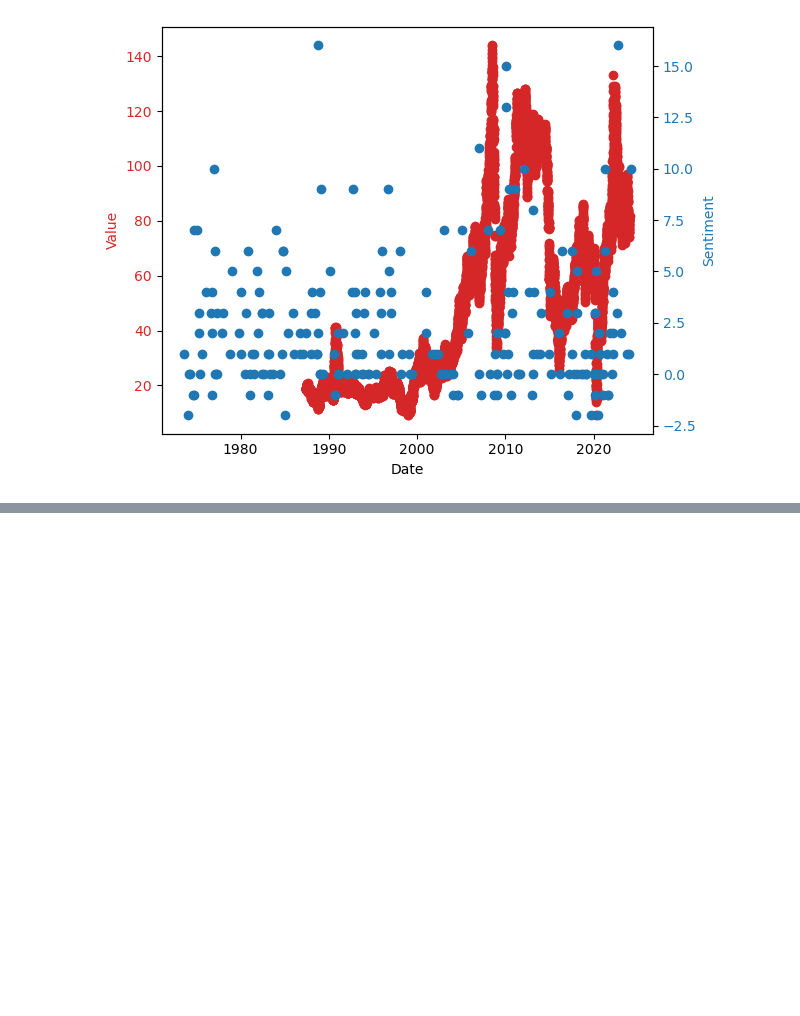
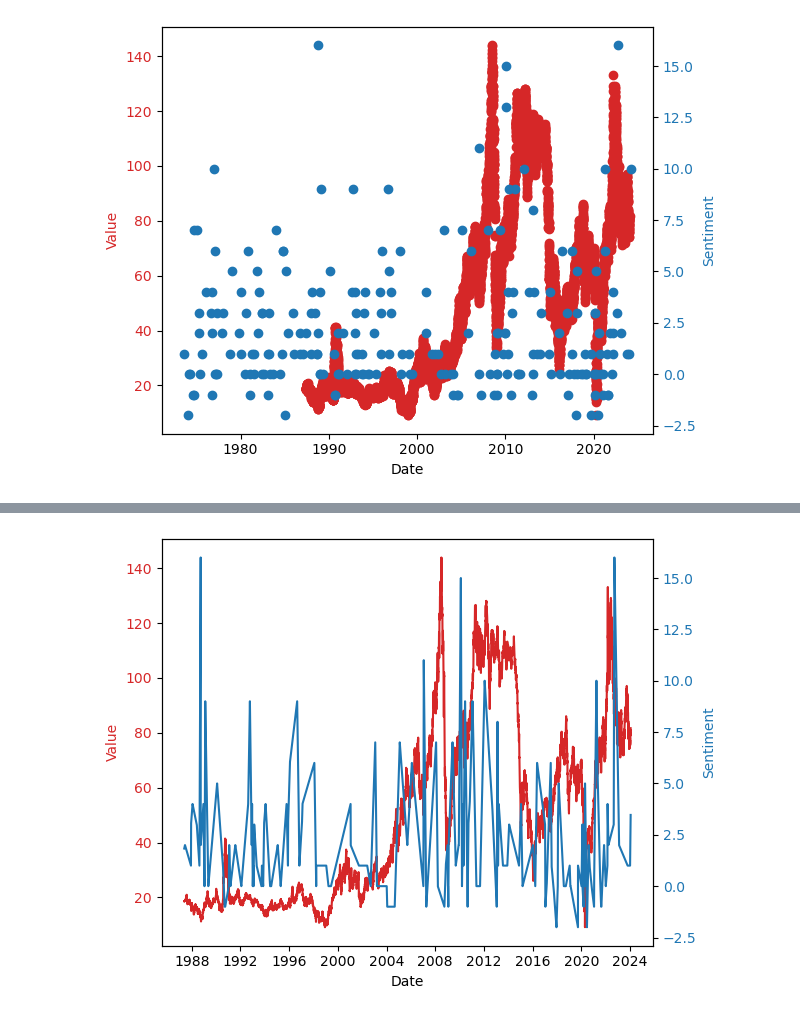
Before and after one commit to chtang-hmc/Spring-Invitation-Datathon-2024, a Jupyter notebook: Analysis/Sentiment Analysis/sentiment_oil.ipynb, the cells around one changed output, grey strips where cells are left out. Drawn from its saved outputs; the diff is of its cells as text; code cells hidden in the pictures; blank space fills up the shorter version.

```diff
--- a/Analysis/Sentiment Analysis/sentiment_oil.ipynb
+++ b/Analysis/Sentiment Analysis/sentiment_oil.ipynb
@@ -63,8 +66,14 @@ plt.show()
 [figure]
 # %%
 # find correlation between oil prices and climate sentiment
-oil_price = oil_price.resample('D').mean()
-climate_sum = climate_sum.resample('D').mean()
-oil_price = oil_price.loc[climate_sum.index]
-correlation = oil_price.corrwith(climate_sum)
-correlation
+oil_price_resample = oil_price.resample('D').mean()
+climate_sum_resample = climate_sum.resample('D').mean()
+
+# interpolate missing values
+oil_price_resample = oil_price_resample.interpolate()
+climate_sum_resample = climate_sum_resample.interpolate()
+
+# cut climate sentiment to match oil prices
+climate_sum_resample = climate_sum_resample[climate_sum_resample.index.isin(oil_price_resample.index)]
+
+correlation = oil_price_resample['Value'].corr(climate_sum_resample['sentiment'])
@@ -72,0 +80,19 @@ KeyError: "[Timestamp('1973-08-15 00:00:00'), Timestamp('1973-08-16 00:00:00'),
+# %%
+# plot oil prices with climate sentiment
+fig, ax1 = plt.subplots()
+color = 'tab:red'
+ax1.set_xlabel('Date')
+ax1.set_ylabel('Value', color=color)
+ax1.plot(oil_price_resample.index, oil_price_resample['Value'], color=color)
+ax1.tick_params(axis='y', labelcolor=color)
+
+ax2 = ax1.twinx()
+color = 'tab:blue'
+ax2.set_ylabel('Sentiment', color=color)
+ax2.plot(climate_sum_resample.index, climate_sum_resample['sentiment'], color=color)
+ax2.tick_params(axis='y', labelcolor=color)
+
+fig.tight_layout()
+plt.show()
+# %% [output]
+[figure, added]
```
Also changed, not shown: parts of 5 cells of this notebook, 1 other file.
